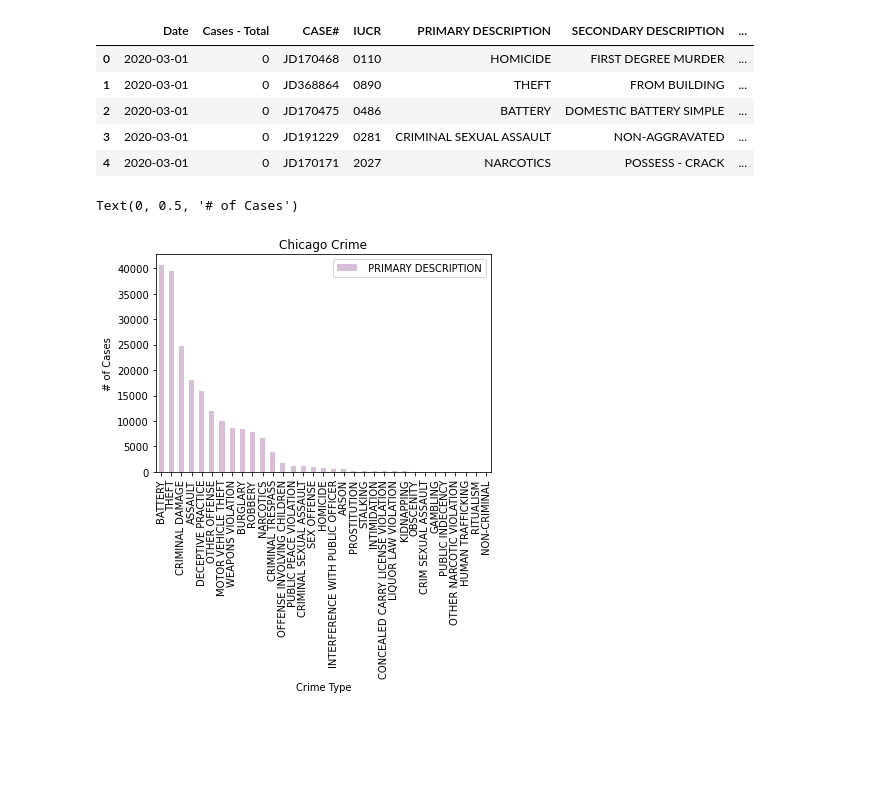
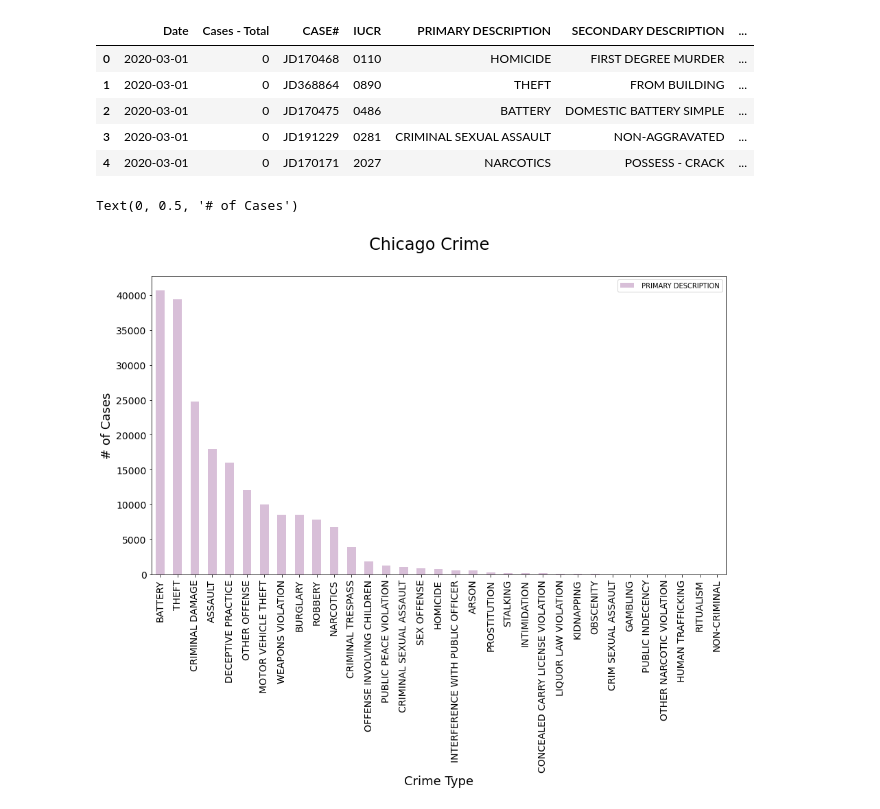
Before and after one commit to rsa153/cc-project1, a Jupyter notebook: DatacleaningAPI/ChicagoCovidAnalysis.ipynb, the cells around one changed output. Cells and saved outputs as stored; diff of their text form; code cells hidden in the pictures; blank space fills up the shorter version.

Commit message:
stylistic changes to graphs

```diff
--- a/DatacleaningAPI/ChicagoCovidAnalysis.ipynb
+++ b/DatacleaningAPI/ChicagoCovidAnalysis.ipynb
@@ -187,13 +190,15 @@ combined_data_df.head()
 | 4 | 2020-03-01 | 0 | JD170171 | 2027 | NARCOTICS | POSSESS - CRACK | ... |
 # %%
 #First Quesyion Bar plot - Most committed crime type
+plt.rcParams["figure.figsize"] = (15, 8)
 crime_type_df = pd.DataFrame(Crime_transformed[" PRIMARY DESCRIPTION"].value_counts())
-first_question_plot = crime_type_df.plot(kind="bar", title=("Chicago Crime"), color='thistle')
-first_question_plot.set_xlabel('Crime Type')
-first_question_plot.set_ylabel('# of Cases')
+first_question_plot = crime_type_df.plot(kind="bar", color='thistle', fontsize=14)
+plt.suptitle('Chicago Crime', fontsize=24)
+first_question_plot.set_xlabel('Crime Type', fontsize=18)
+first_question_plot.set_ylabel('# of Cases', fontsize=18)
 # %% [output]
 Text(0, 0.5, '# of Cases')
-[figure, old version]
+[figure, new version]
 # %%
 #Counts of crime per day
 total_crime_df = Crime_transformed.value_counts(["Date"]).reset_index(name='Counts')
```
Also changed, not shown: parts of 6 cells of this notebook.
